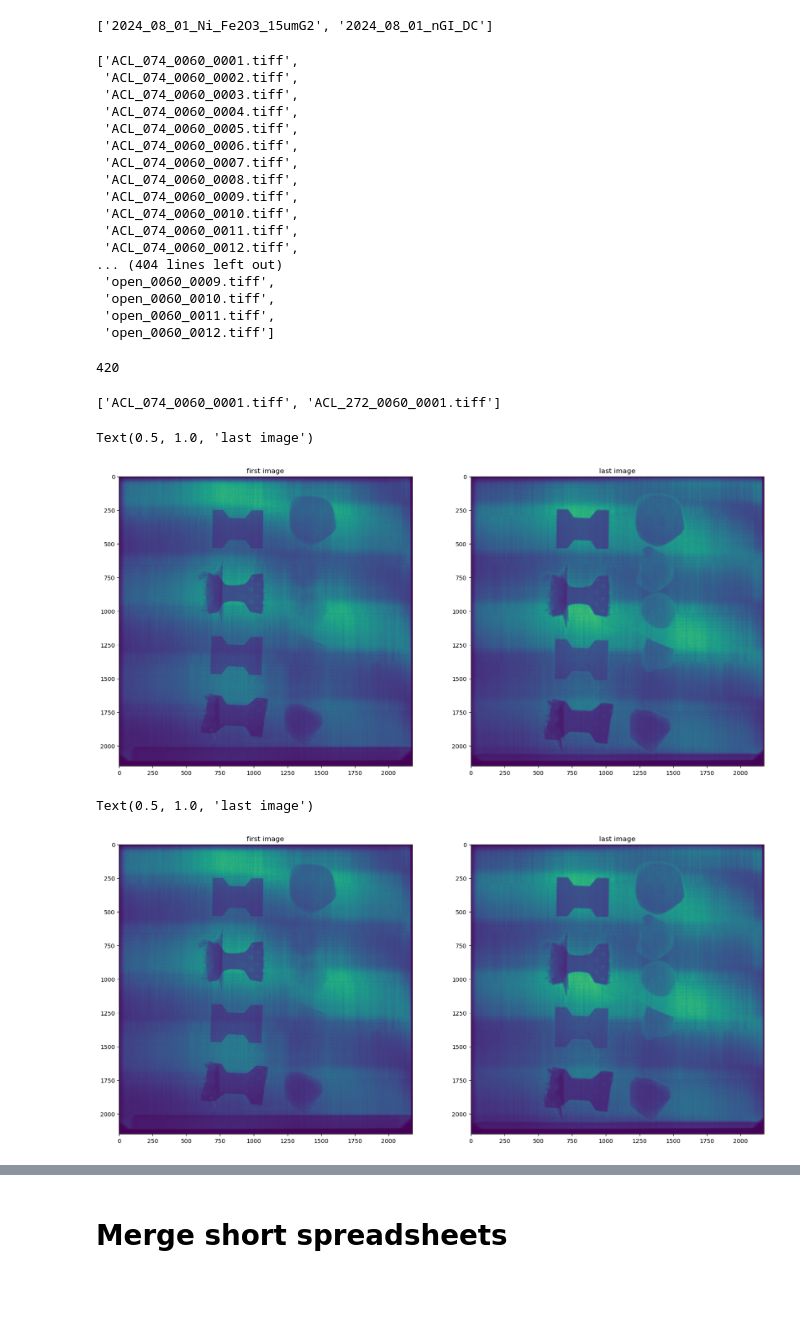
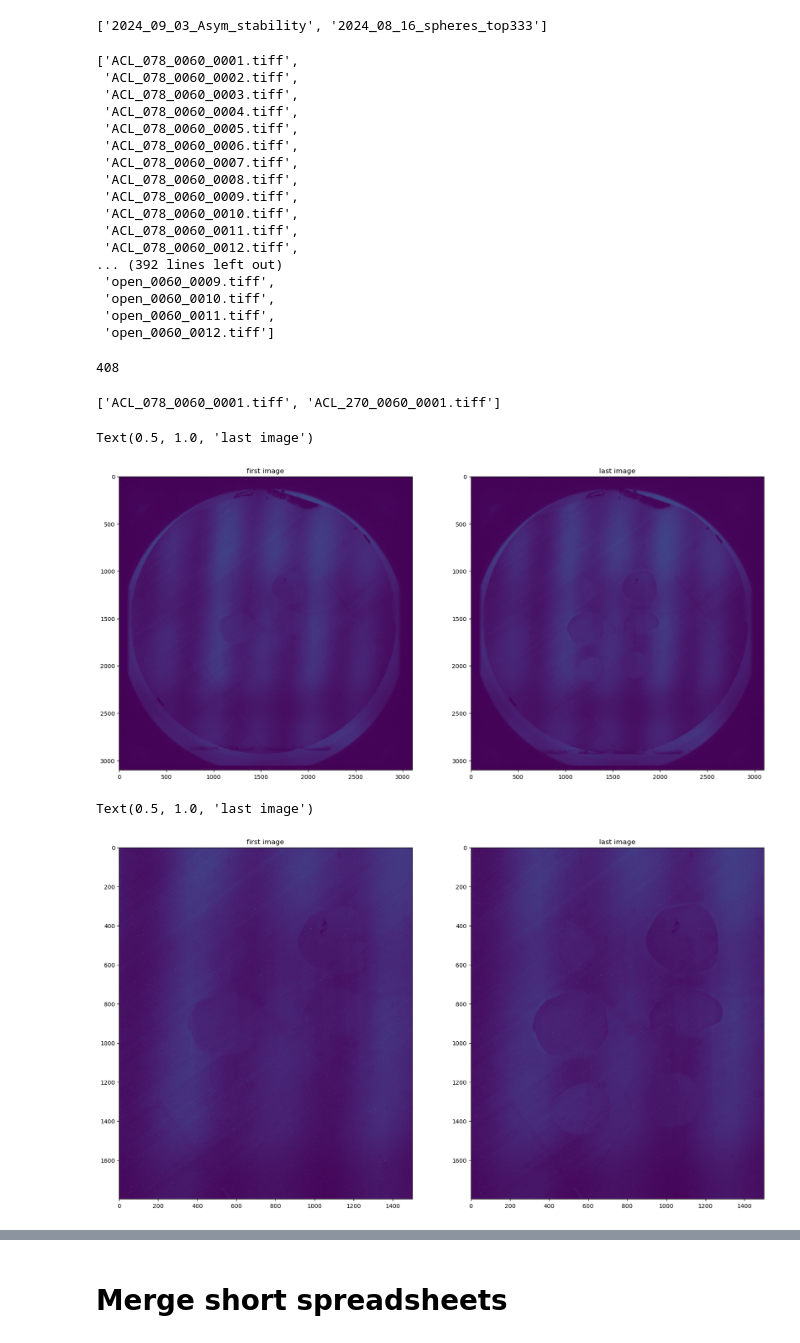
Before and after one commit to zhangy6x/research_stuff, a Jupyter notebook: jupyter_notebooks/norm_recon/sub_generate_nGI_ANGEL_sheet.ipynb, the cells around one changed output, grey strips where cells are left out. Cells and saved outputs as stored; diff of their text form; code cells hidden in the pictures; blank space fills up the shorter version.

```diff
--- a/jupyter_notebooks/norm_recon/sub_generate_nGI_ANGEL_sheet.ipynb
+++ b/jupyter_notebooks/norm_recon/sub_generate_nGI_ANGEL_sheet.ipynb
@@ -10,11 +10,11 @@ import skimage as ski
 import matplotlib.pyplot as plt
 # %%
 ###################### need to change start
-ipts="32298"
+ipts="33767"
 ###################### need to change end
-# scan_loc = "/HFIR/CG1D/IPTS-"+ipts+"/raw/radiographs"
+scan_loc = "/HFIR/CG1D/IPTS-"+ipts+"/raw/radiographs"
 # scan_loc = "/HFIR/CG1D/IPTS-"+ipts+"/shared/autoreduce"
-scan_loc = "/HFIR/CG1D/IPTS-"+ipts+"/shared/processed_data/pixel_binned"
+# scan_loc = "/HFIR/CG1D/IPTS-"+ipts+"/shared/processed_data/pixel_binned"
 # scan_loc = "/HFIR/CG1D/IPTS-"+ipts+"/shared/processed_data/normalized"
 scan_list = os.listdir(scan_loc)
 sorted(scan_list, reverse=True)
@@ -31,14 +31,14 @@ os.listdir(ob_loc)
 # %%
-# dc_loc = "/HFIR/CG1D/IPTS-" + ipts + "/raw/dc"
-dc_loc = "/HFIR/CG1D/IPTS-"+ipts+"/shared/processed_data/pixel_binned"
+dc_loc = "/HFIR/CG1D/IPTS-" + ipts + "/raw/dc"
+# dc_loc = "/HFIR/CG1D/IPTS-"+ipts+"/shared/processed_data/pixel_binned"
 # dc_loc = "/HFIR/CG1D/IPTS-"+ipts+"/shared/processed_data/normalized"
 os.listdir(dc_loc)
 # %% [output]
-['2024_08_01_Ni_Fe2O3_15umG2', '2024_08_01_nGI_DC']
+['2024_09_03_Asym_stability', '2024_08_16_spheres_top333']
 # %%
-scan_name = "2024_08_01_Ni_Fe2O3_15umG2"
-ob_name = "2024_08_01_Ni_Fe2O3_15umG2"
-dc_name = "2024_08_01_nGI_DC"
+scan_name = "2024_09_03_Fe_nGI_15umG2"
+ob_name = "2024_09_03_Fe_nGI_15umG2"
+dc_name = "2024_09_03_Asym_stability"
 #########################################
 images_per_step = 1
 out_loc = "/HFIR/CG1D/IPTS-"+ipts+"/shared/processed_data"
@@ -73,19 +73,19 @@ for to_remove in to_remove_list:
     file_list.remove(to_remove)
 file_list
 # %% [output]
-['ACL_074_0060_0001.tiff',
- 'ACL_074_0060_0002.tiff',
- 'ACL_074_0060_0003.tiff',
- 'ACL_074_0060_0004.tiff',
- 'ACL_074_0060_0005.tiff',
- 'ACL_074_0060_0006.tiff',
- 'ACL_074_0060_0007.tiff',
- 'ACL_074_0060_0008.tiff',
- 'ACL_074_0060_0009.tiff',
- 'ACL_074_0060_0010.tiff',
- 'ACL_074_0060_0011.tiff',
- 'ACL_074_0060_0012.tiff',
-... (404 lines left out)
+['ACL_078_0060_0001.tiff',
+ 'ACL_078_0060_0002.tiff',
+ 'ACL_078_0060_0003.tiff',
+ 'ACL_078_0060_0004.tiff',
+ 'ACL_078_0060_0005.tiff',
+ 'ACL_078_0060_0006.tiff',
+ 'ACL_078_0060_0007.tiff',
+ 'ACL_078_0060_0008.tiff',
+ 'ACL_078_0060_0009.tiff',
+ 'ACL_078_0060_0010.tiff',
+ 'ACL_078_0060_0011.tiff',
+ 'ACL_078_0060_0012.tiff',
+... (392 lines left out)
  'open_0060_0009.tiff',
  'open_0060_0010.tiff',
  'open_0060_0011.tiff',
@@ -93,7 +93,7 @@ file_list
 # %%
 len(file_list)
 # %% [output]
-420
+408
 # %%
 idx_list = []
 pos_list = []
@@ -122,7 +122,7 @@ for e in file_list:
 # pos_file_list.append('20230901_ACL_95_0090_0001.tiff')
 pos_file_list
 # %% [output]
-['ACL_074_0060_0001.tiff', 'ACL_272_0060_0001.tiff']
+['ACL_078_0060_0001.tiff', 'ACL_270_0060_0001.tiff']
 # %%
 img1 = ski.io.imread(os.path.join(scan_dir, pos_file_list[0]))
 img2 = ski.io.imread(os.path.join(scan_dir, pos_file_list[1]))
@@ -137,32 +137,33 @@ ax[1].set_title('last image')
 # ax[2].set_title('np.min')
 # %% [output]
 Text(0.5, 1.0, 'last image')
-[figure, old version]
+[figure, new version]
 # %%
 ###################### need to change start
-crop = False
-crop_left = 0#950#150 #205
-crop_right = 2150#5300#1960
-crop_top = 0#1000#90#90 140
-crop_bottom = 1500#5250#1980 #1760
+# crop = False
+crop = True
+crop_left = 700#950#150 #205
+crop_right = 2200#5300#1960
+crop_top = 700#1000#90#90 140
+crop_bottom = 2500#5250#1980 #1760
 ###################### need to change end
 if not crop:
     crop_left = 0
     crop_right = img1.shape[0]
     crop_top = 0
     crop_bottom = img1.shape[1]
 img1_crop = rocku.crop(img1, crop_left, crop_right, crop_top, crop_bottom, crop)
 img2_crop = rocku.crop(img2, crop_left, crop_right, crop_top, crop_bottom, crop)
 
 f, ax = plt.subplots(1, 2, figsize=(20, 20))
 ax[0].imshow(img1_crop)#, vmax=20000)
 ax[0].set_title('first image')
 
 ax[1].imshow(img2_crop)#, vmax=20000)
 ax[1].set_title('last image')
 # %% [output]
 Text(0.5, 1.0, 'last image')
-[figure, old version]
+[figure, new version]
 # %%
 if len(file_list)%num_of_img == 0:
     first_file_list = file_list[0::num_of_img]
```
Also changed, not shown: parts of 3 cells of this notebook, 1 other file.
